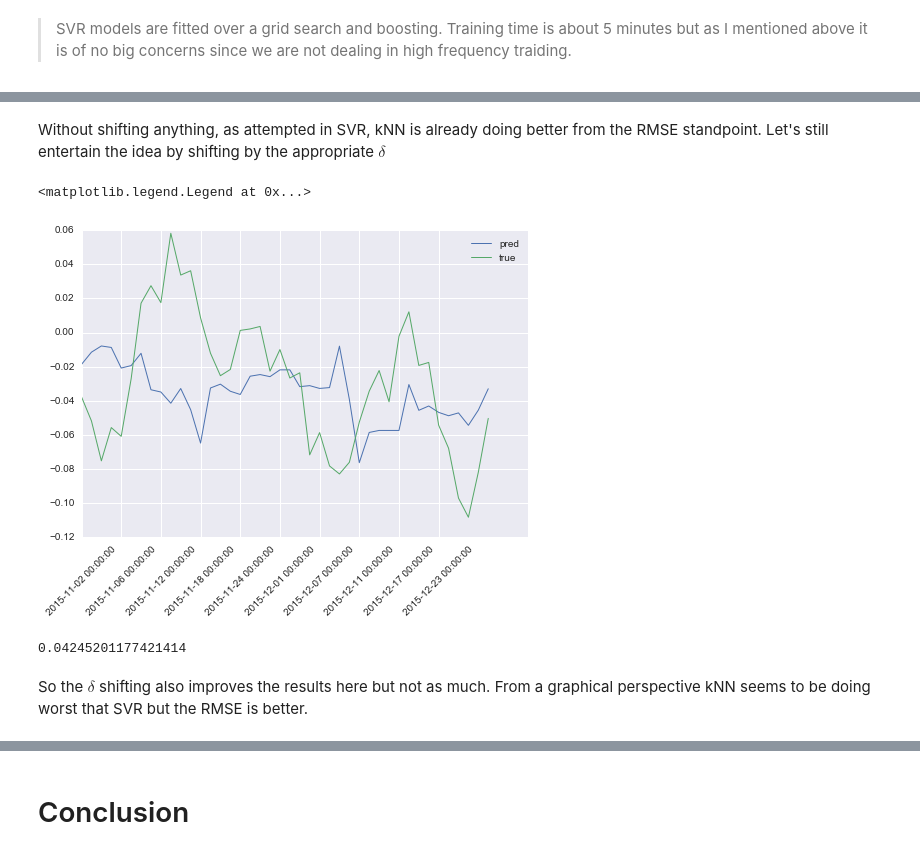
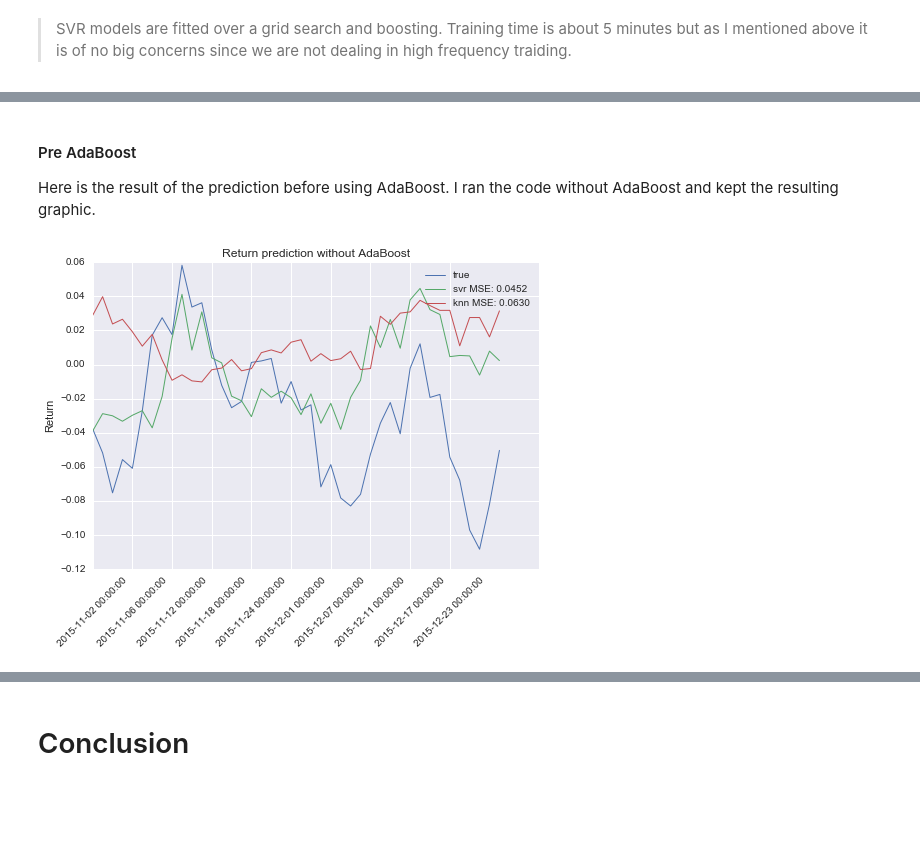
Before and after one commit to atremblay/MLND, a Jupyter notebook: P5/Stock Prediction.ipynb, the cells around one changed output, grey strips where cells are left out. Drawn from its saved outputs; the diff is of its cells as text; code cells hidden in the pictures; blank space fills up the shorter version.

```diff
--- a/P5/Stock Prediction.ipynb
+++ b/P5/Stock Prediction.ipynb
@@ -228,21 +206,9 @@ plt.legend(['pred', 'true'])
-# %% [markdown]
-Without shifting anything, as attempted in SVR, kNN is already doing better from the RMSE standpoint. Let's still entertain the idea by shifting by the appropriate $\delta$
-# %%
-# Get the initial starting point of the training period
-stock = Stock('AAPL')
-data, label = stock.get_data(start_date='2014-01-01', end_date='2015-10-31', fit=True)
-delta = y_pred.values[0] - label.values[-1]
-
-plt.plot(range(0,len(y_pred)), y_pred - delta, linewidth=1)
-plt.plot(range(0,len(predictions['AAPL'][1])), predictions['AAPL'][1], linewidth=1)
-plt.xticks(4*np.arange(len(y_pred)/4), y_pred.index[::4], rotation=45)
-plt.legend(['pred', 'true'])
-# %% [output]
-<matplotlib.legend.Legend at 0x...>
-[figure, removed]
-# %%
-(((y_pred-delta)-y_true)**2).mean()**0.5
-# %% [output]
-0.04245201177421414
-# %% [markdown]
-So the $\delta$ shifting also improves the results here but not as much. From a graphical perspective kNN seems to be doing worst that SVR but the RMSE is better.
+# %% [markdown]
+#### Pre AdaBoost
+
+Here is the result of the prediction before using AdaBoost. I ran the code without AdaBoost and kept the resulting graphic.
+# %%
+from IPython.display import Image
+Image('Without AdaBoost.png')
+# %% [output]
+[figure, added]
```
Also changed, not shown: parts of 70 cells of this notebook, 5 other files.
